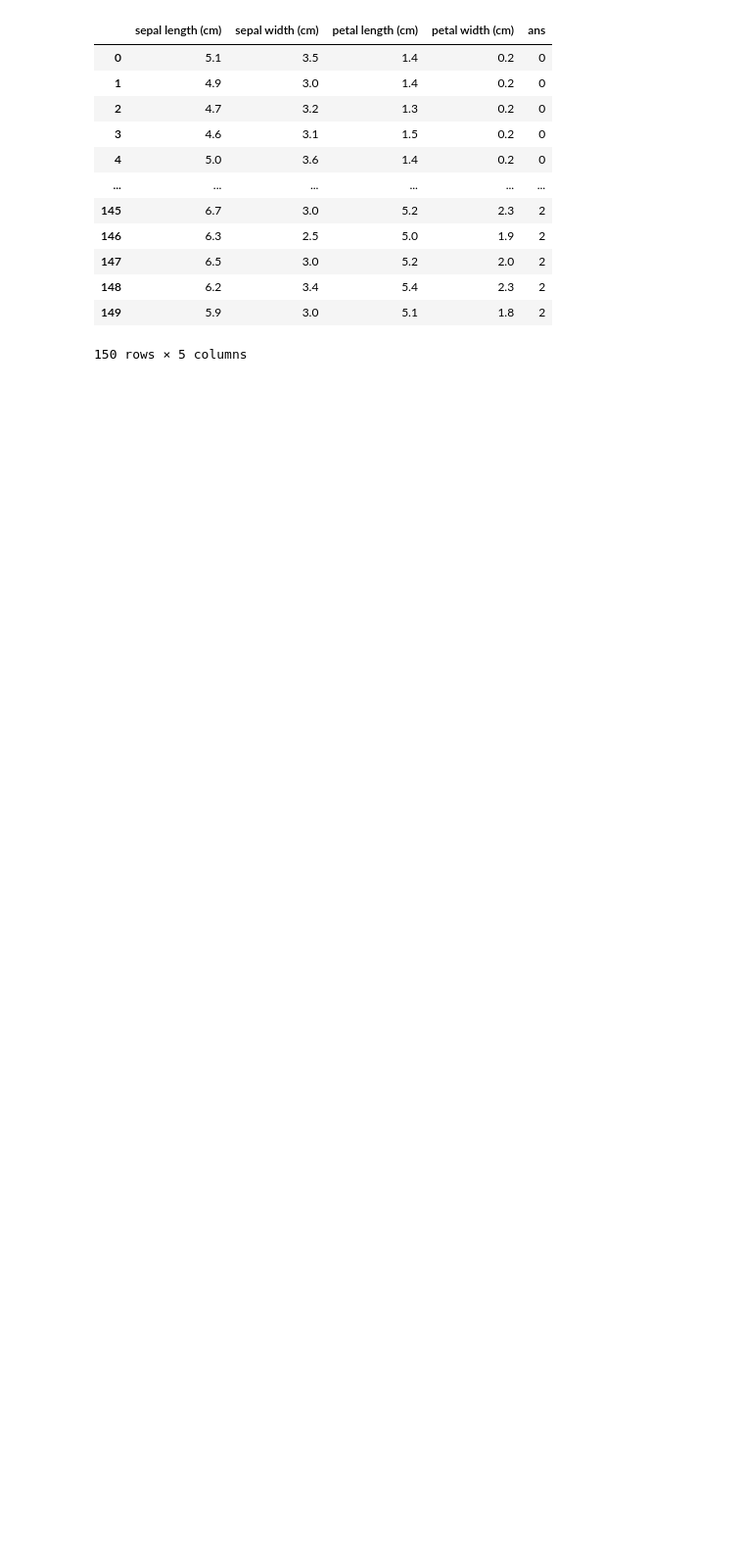
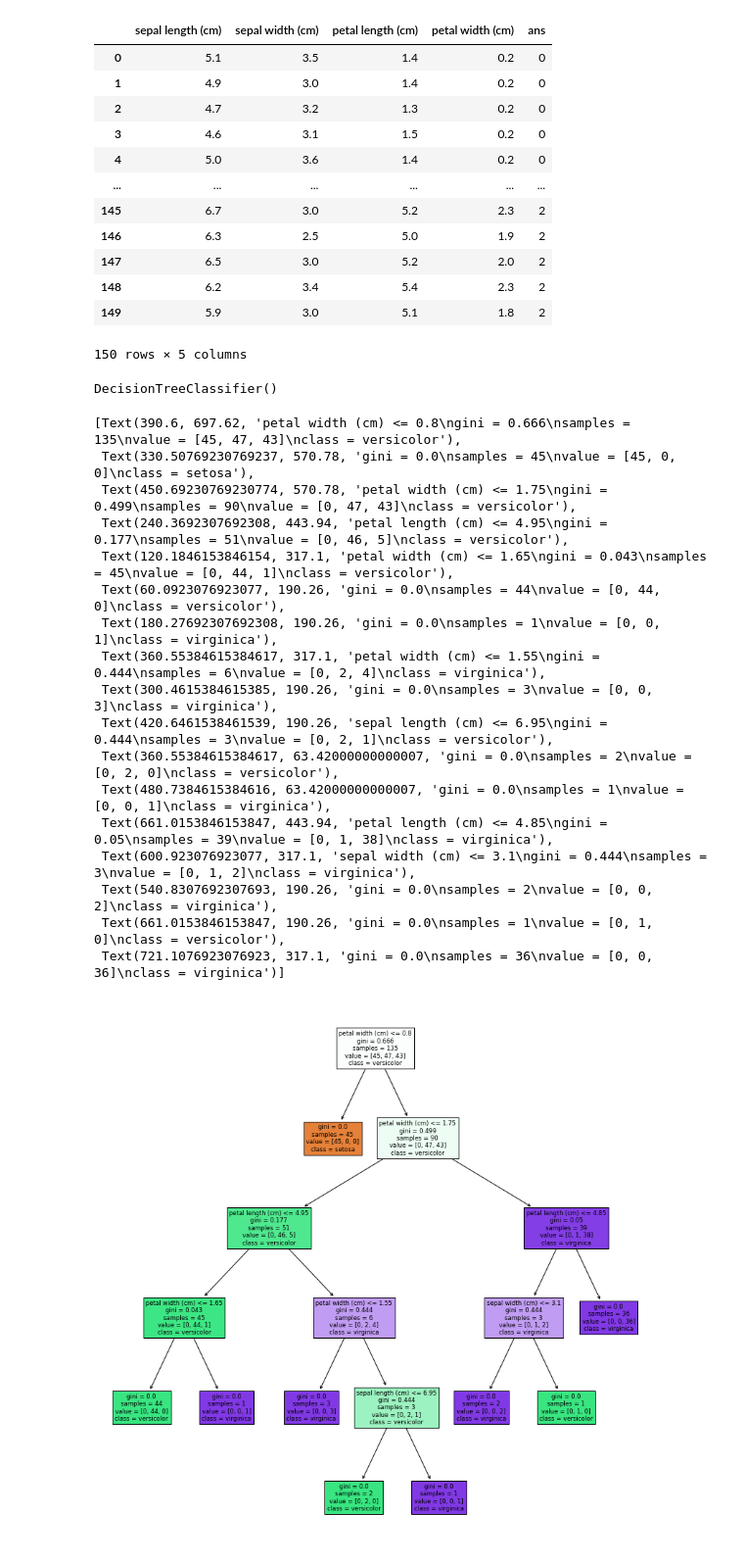
Before and after one commit to welting82/AIclass, a Jupyter notebook: Classification.ipynb, the cells around one changed output. Shown at 98% size. Saved outputs shown, nothing was run; the diff lists cells and outputs as text; code cells hidden in the pictures; blank space fills up the shorter version.

```diff
--- a/Classification.ipynb
+++ b/Classification.ipynb
@@ -29,3 +29,34 @@ x = np.array(df.drop(["ans"], axis = 1))
 # %%
 from sklearn.model_selection import train_test_split
 [x_train, x_test, y_train, y_test] = train_test_split(x,y,test_size = 0.1)
+# %%
+from sklearn.tree import DecisionTreeClassifier
+clf = DecisionTreeClassifier()
+clf.fit(x_train,y_train)
+# %% [output]
+DecisionTreeClassifier()
+# %%
+import matplotlib.pyplot as plt
+from sklearn.tree import plot_tree
+plt.figure(figsize = (14,14))
+plot_tree(clf,feature_names=iris["feature_names"],
+          class_names=iris["target_names"],filled=True)
+# %% [output]
+[Text(390.6, 697.62, 'petal width (cm) <= 0.8\ngini = 0.666\nsamples = 135\nvalue = [45, 47, 43]\nclass = versicolor'),
+ Text(330.50769230769237, 570.78, 'gini = 0.0\nsamples = 45\nvalue = [45, 0, 0]\nclass = setosa'),
+ Text(450.69230769230774, 570.78, 'petal width (cm) <= 1.75\ngini = 0.499\nsamples = 90\nvalue = [0, 47, 43]\nclass = versicolor'),
+ Text(240.3692307692308, 443.94, 'petal length (cm) <= 4.95\ngini = 0.177\nsamples = 51\nvalue = [0, 46, 5]\nclass = versicolor'),
+ Text(120.1846153846154, 317.1, 'petal width (cm) <= 1.65\ngini = 0.043\nsamples = 45\nvalue = [0, 44, 1]\nclass = versicolor'),
+ Text(60.0923076923077, 190.26, 'gini = 0.0\nsamples = 44\nvalue = [0, 44, 0]\nclass = versicolor'),
+ Text(180.27692307692308, 190.26, 'gini = 0.0\nsamples = 1\nvalue = [0, 0, 1]\nclass = virginica'),
+ Text(360.55384615384617, 317.1, 'petal width (cm) <= 1.55\ngini = 0.444\nsamples = 6\nvalue = [0, 2, 4]\nclass = virginica'),
+ Text(300.4615384615385, 190.26, 'gini = 0.0\nsamples = 3\nvalue = [0, 0, 3]\nclass = virginica'),
+ Text(420.6461538461539, 190.26, 'sepal length (cm) <= 6.95\ngini = 0.444\nsamples = 3\nvalue = [0, 2, 1]\nclass = versicolor'),
+ Text(360.55384615384617, 63.42000000000007, 'gini = 0.0\nsamples = 2\nvalue = [0, 2, 0]\nclass = versicolor'),
+ Text(480.7384615384616, 63.42000000000007, 'gini = 0.0\nsamples = 1\nvalue = [0, 0, 1]\nclass = virginica'),
+ Text(661.0153846153847, 443.94, 'petal length (cm) <= 4.85\ngini = 0.05\nsamples = 39\nvalue = [0, 1, 38]\nclass = virginica'),
+ Text(600.923076923077, 317.1, 'sepal width (cm) <= 3.1\ngini = 0.444\nsamples = 3\nvalue = [0, 1, 2]\nclass = virginica'),
+ Text(540.8307692307693, 190.26, 'gini = 0.0\nsamples = 2\nvalue = [0, 0, 2]\nclass = virginica'),
+ Text(661.0153846153847, 190.26, 'gini = 0.0\nsamples = 1\nvalue = [0, 1, 0]\nclass = versicolor'),
+ Text(721.1076923076923, 317.1, 'gini = 0.0\nsamples = 36\nvalue = [0, 0, 36]\nclass = virginica')]
+[figure, added]
```
